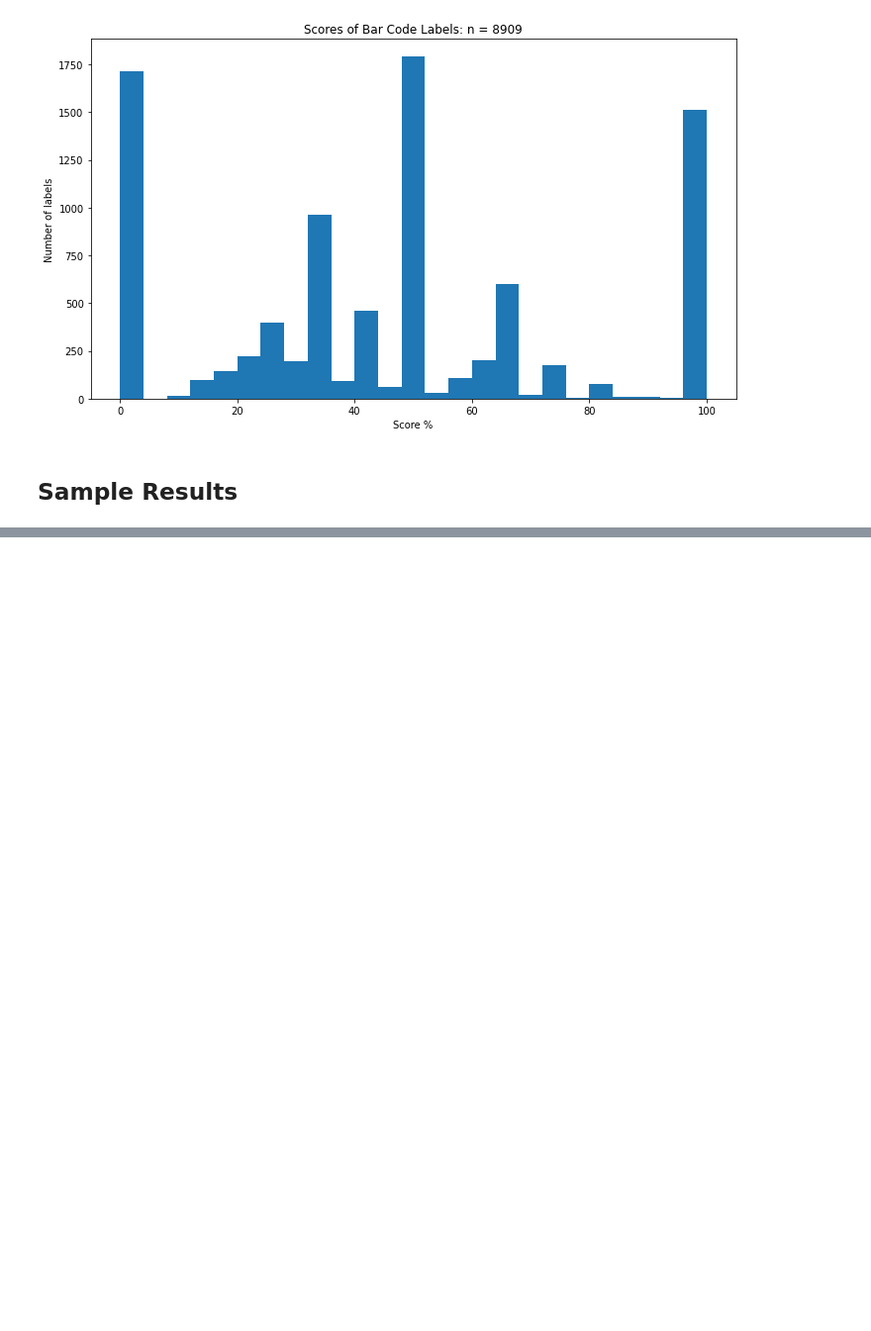
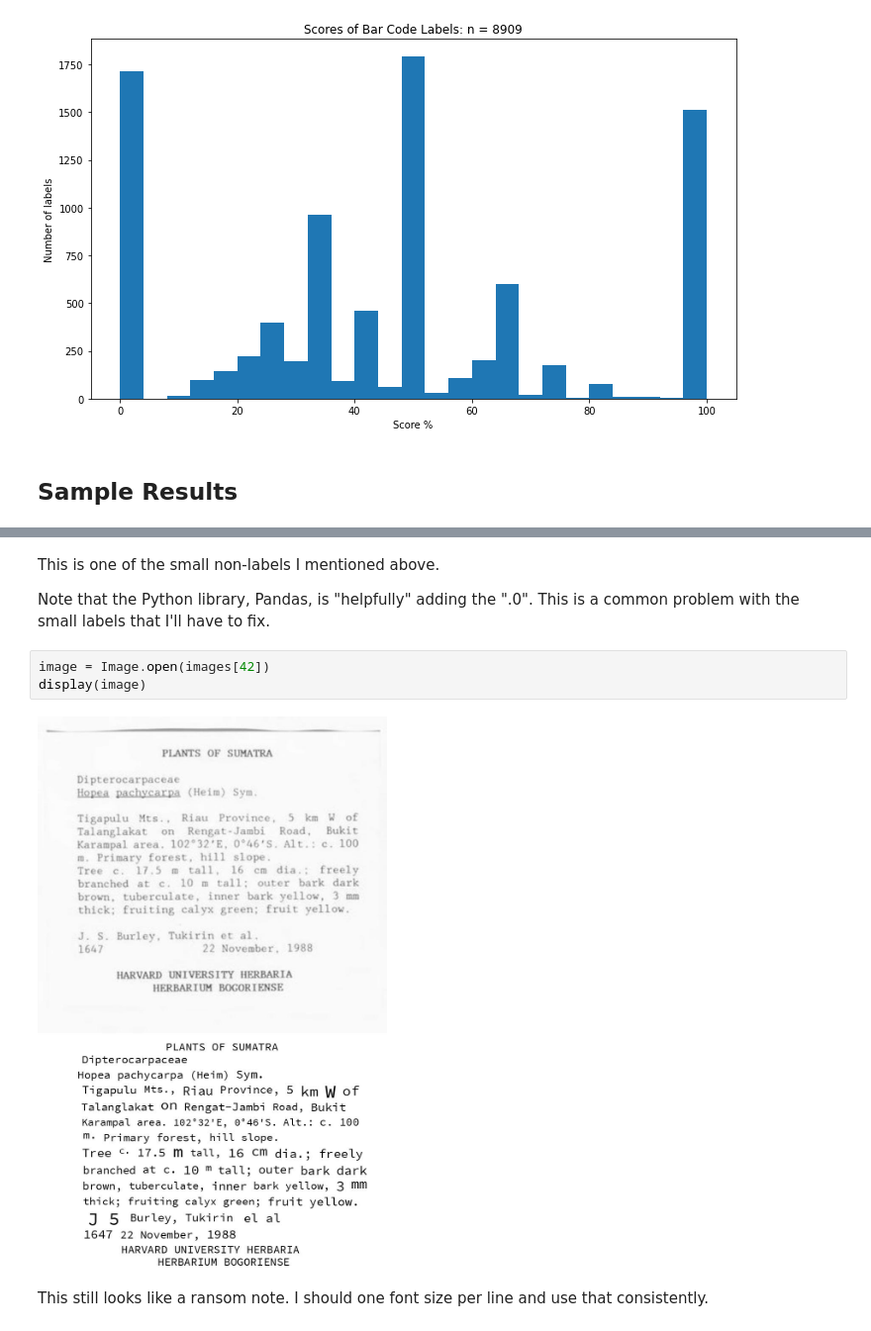
Before and after one commit to rafelafrance/digi_leap_old, a Jupyter notebook: notebooks/ocr_score.ipynb, the cells around one changed output, grey strips where cells are left out. Shown at 99% size. Saved outputs shown, nothing was run; the diff lists cells and outputs as text; blank space fills up the shorter version.

```diff
--- a/notebooks/ocr_score.ipynb
+++ b/notebooks/ocr_score.ipynb
@@ -199,0 +225,11 @@ for text in labels:
+# %% [markdown]
+This is one of the small non-labels I mentioned above.
+
+Note that the Python library, Pandas, is "helpfully" adding the ".0". This is a common problem with the small labels that I'll have to fix.
+# %%
+image = Image.open(images[42])
+display(image)
+# %% [output]
+[figure, added]
+# %% [markdown]
+This still looks like a ransom note. I should one font size per line and use that consistently.
```
Also changed, not shown: parts of 7 cells of this notebook, 1 other file.
